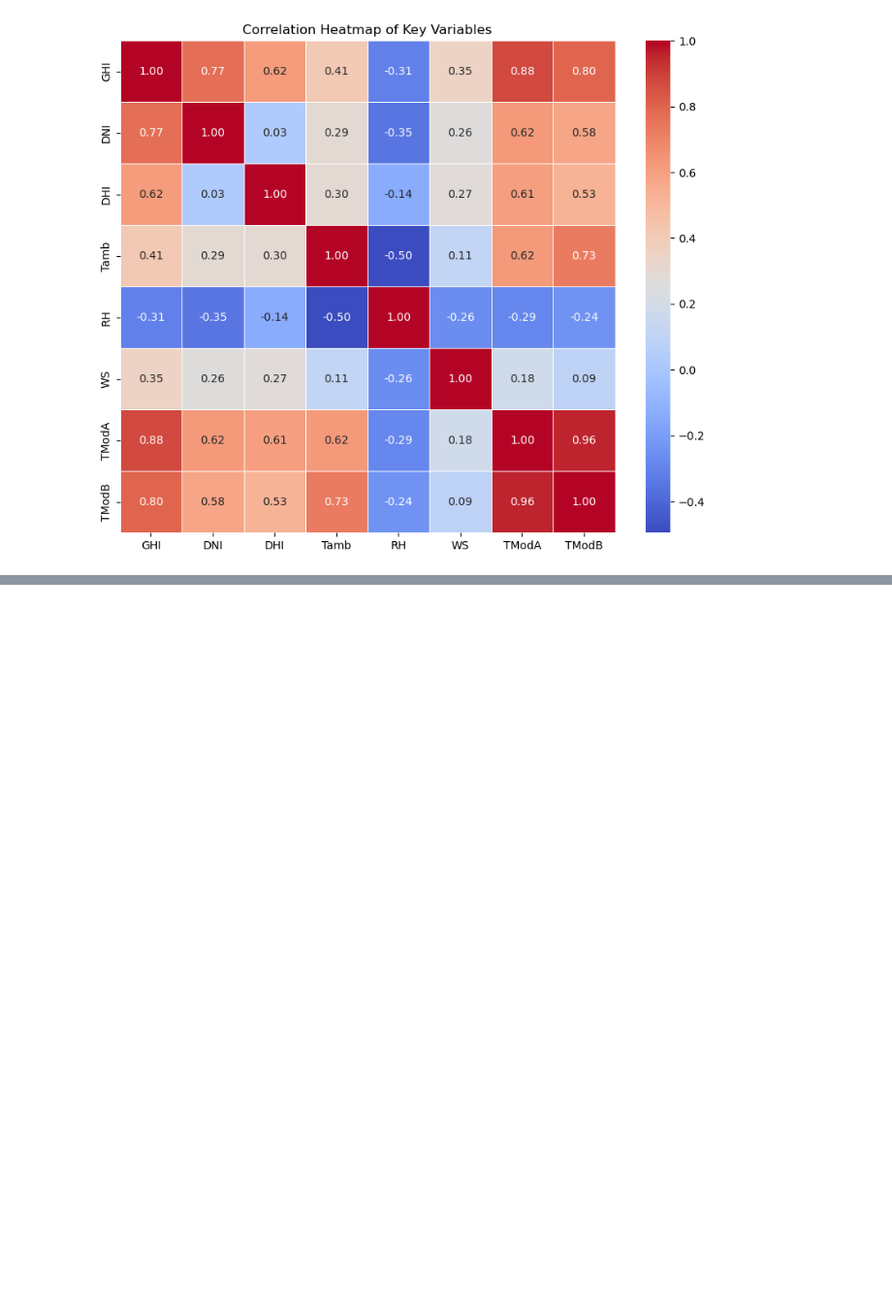
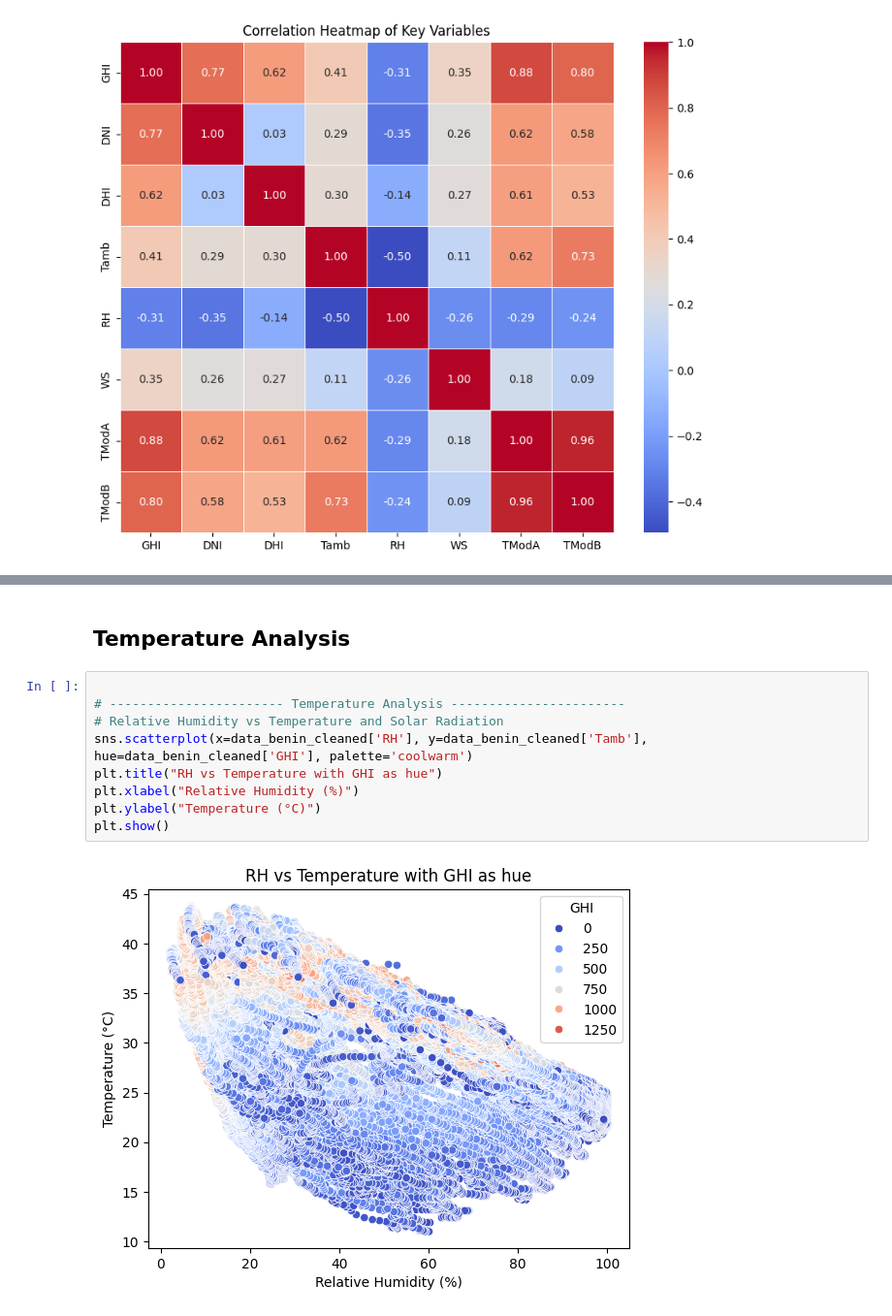
Before and after one commit to kaleabb266/kaim_week_0, a Jupyter notebook: notebooks/benin.ipynb, the cells around one changed output, grey strips where cells are left out. Shown: that part at 97% size. Cells and saved outputs as stored; diff of their text form; blank space fills up the shorter version.

```diff
--- a/notebooks/benin.ipynb
+++ b/notebooks/benin.ipynb
@@ -102,0 +120,13 @@ plt.show()
+# %% [markdown]
+## Temperature Analysis
+# %%
+
+# ----------------------- Temperature Analysis -----------------------
+# Relative Humidity vs Temperature and Solar Radiation
+sns.scatterplot(x=data_benin_cleaned['RH'], y=data_benin_cleaned['Tamb'], hue=data_benin_cleaned['GHI'], palette='coolwarm')
+plt.title("RH vs Temperature with GHI as hue")
+plt.xlabel("Relative Humidity (%)")
+plt.ylabel("Temperature (°C)")
+plt.show()
+# %% [output]
+[figure, added]
```
Also changed, not shown: parts of 10 cells of this notebook.
